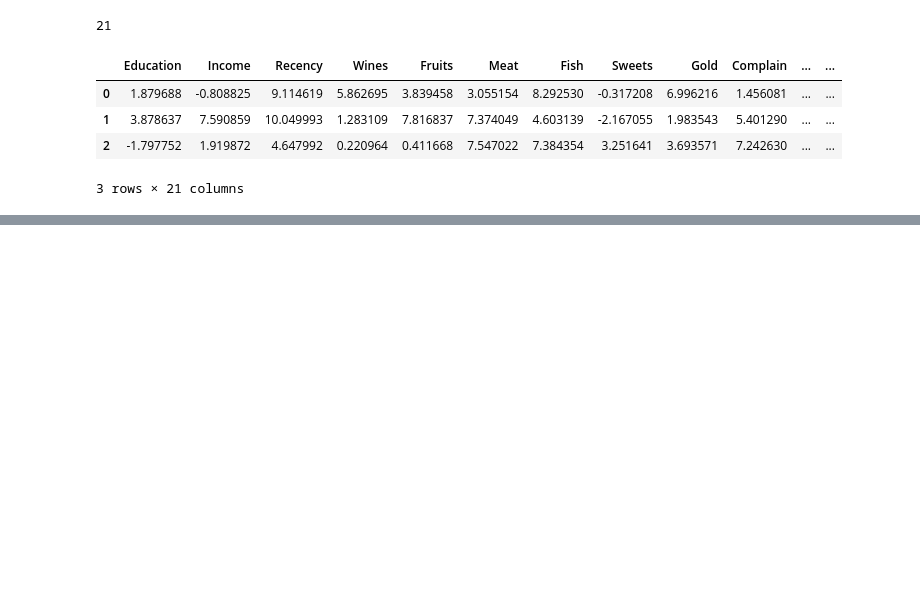
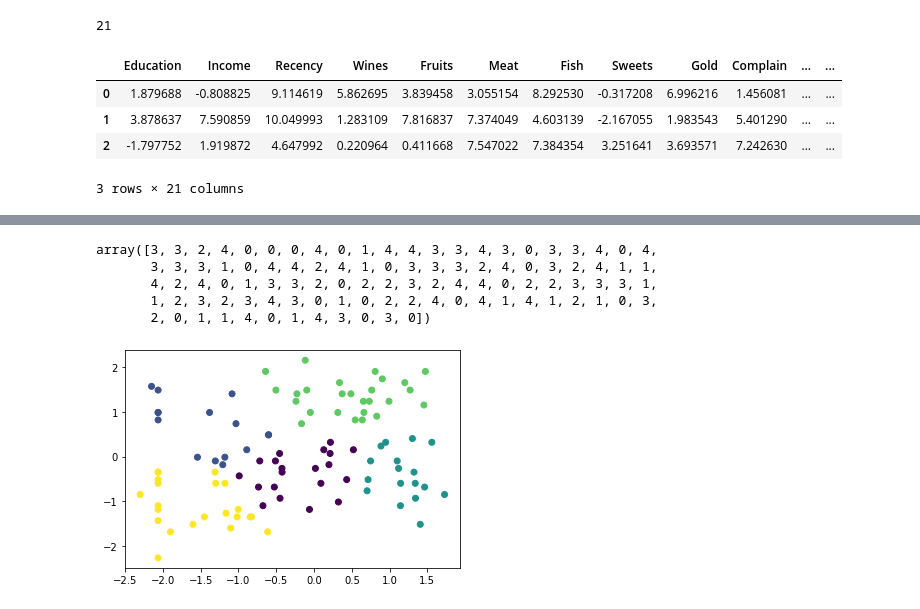
Before and after one commit to KittuPatel/CustomerPersonalityAnalysis, a Jupyter notebook: CustomerPersonalityAnalysis.ipynb, the cells around one changed output, grey strips where cells are left out. Cells and saved outputs as stored; diff of their text form; code cells hidden in the pictures; blank space fills up the shorter version.

Commit message:
updated with qcware qmeans

```diff
--- a/CustomerPersonalityAnalysis.ipynb
+++ b/CustomerPersonalityAnalysis.ipynb
@@ -642,0 +722,14 @@ result_list
+# %%
+qmeans = QMeans(n_clusters=N_CLUSTERS)
+qmeans.fit(points)
+qlabels = qmeans.predict(points)
+
+plt.scatter(points[:,0], points[:,1], c=qlabels)
+qlabels
+# %% [output]
+array([3, 3, 2, 4, 0, 0, 0, 4, 0, 1, 4, 4, 3, 3, 4, 3, 0, 3, 3, 4, 0, 4,
+       3, 3, 3, 1, 0, 4, 4, 2, 4, 1, 0, 3, 3, 3, 2, 4, 0, 3, 2, 4, 1, 1,
+       4, 2, 4, 0, 1, 3, 3, 2, 0, 2, 2, 3, 2, 4, 4, 0, 2, 2, 3, 3, 3, 1,
+       1, 2, 3, 2, 3, 4, 3, 0, 1, 0, 2, 2, 4, 0, 4, 1, 4, 1, 2, 1, 0, 3,
+       2, 0, 1, 1, 4, 0, 1, 4, 3, 0, 3, 0])
+[figure, added]
```
Also changed, not shown: parts of 7 cells of this notebook.
